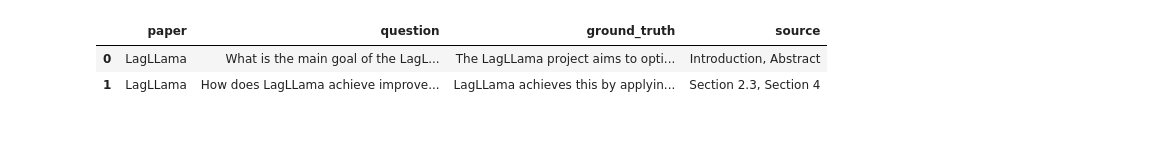
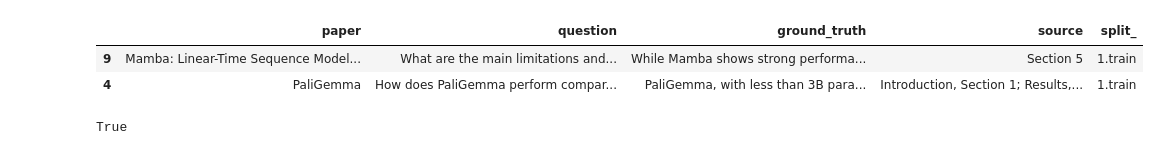
Before and after one commit to manualrg/rag-advanced, a Jupyter notebook: notebooks/experiments/00_gen_eval_quetions.ipynb, the cells around one changed output. Cells and saved outputs as stored; diff of their text form; code cells hidden in the pictures.

```diff
--- a/notebooks/experiments/00_gen_eval_quetions.ipynb
+++ b/notebooks/experiments/00_gen_eval_quetions.ipynb
@@ -165,11 +671,27 @@ timesfm_data = [
 # %%
-import pandas as pd
-from src.mle import utils as mle_utils
-df_questions = pd.DataFrame(data= lagllama_data+paligemma_data+timesfm_data)
-# add dev/test split
+
+df_questions = pd.concat([
+    df_timesfm,
+    df_mamba,
+    df_lagllama,
+    df_colpali,
+    df_paligemma,
+    df_llama3herd
+], axis=0)
+
+df_train_valid, df_test = train_test_split(df_questions, test_size=0.6, random_state= constants.RND_SEED, shuffle=True, stratify=df_questions['paper'])
+df_train, df_valid = train_test_split(df_train_valid, test_size=0.5, random_state= constants.RND_SEED, shuffle=True, stratify=df_train_valid['paper'])
+
+df_questions = pd.concat([
+    df_train.assign(split_=mle_utils.Splits.TRAIN.value),
+    df_valid.assign(split_=mle_utils.Splits.VALID.value),
+    df_test.assign(split_=mle_utils.Splits.TEST.value)
+], axis=0)
+
+
 df_questions.head(2)
 # %% [output]
-|  | paper | question | ground_truth | source |
-| 0 | LagLLama | What is the main goal of the LagL... | The LagLLama project aims to opti... | Introduction, Abstract |
-| 1 | LagLLama | How does LagLLama achieve improve... | LagLLama achieves this by applyin... | Section 2.3, Section 4 |
+|  | paper | question | ground_truth | source | split_ |
+| 9 | Mamba: Linear-Time Sequence Model... | What are the main limitations and... | While Mamba shows strong performa... | Section 5 | 1.train |
+| 4 | PaliGemma | How does PaliGemma perform compar... | PaliGemma, with less than 3B para... | Introduction, Section 1; Results,... | 1.train |
 # %%
@@ -176,0 +699,9 @@ df_questions.to_csv(mle_utils.path_data_raw / "eval-questions" / "ai-papers.csv"
+# %%
+from langfuse import Langfuse
+from dotenv import load_dotenv
+
+load_dotenv()
+langfuse = Langfuse()
+langfuse.auth_check()
+# %% [output]
+True
```
Also changed, not shown: parts of 13 cells of this notebook, 10 other files.
